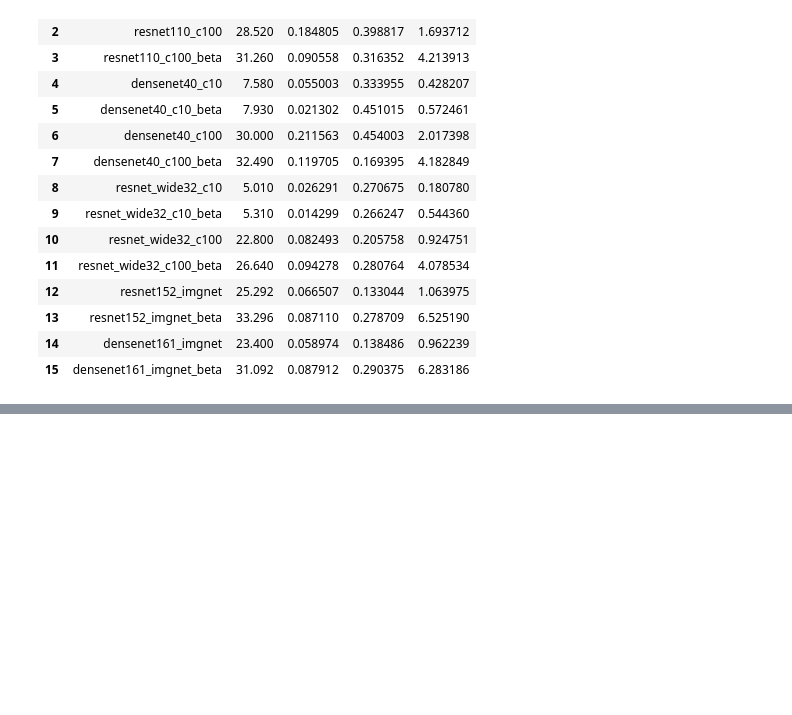
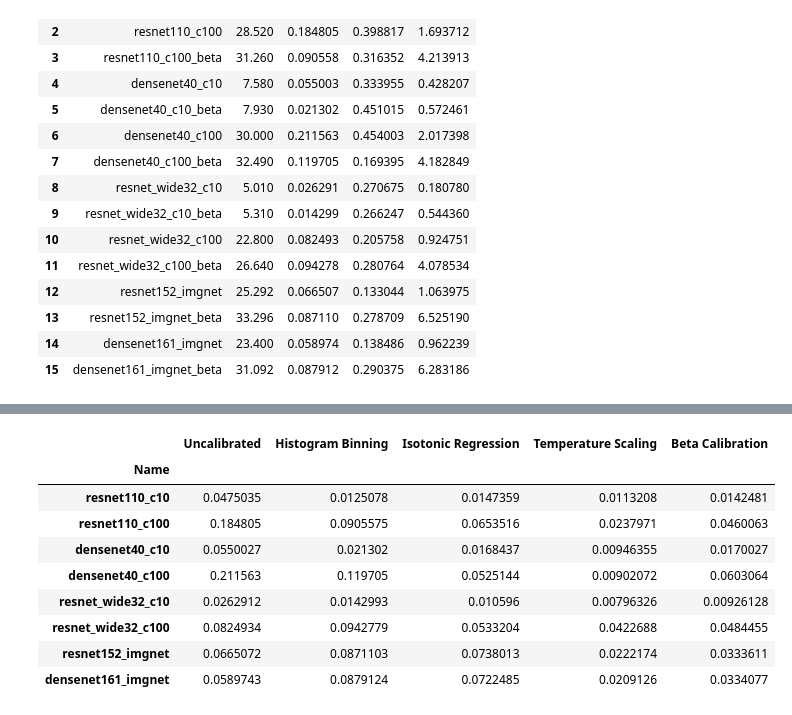
Before and after one commit to markus93/NN_calibration, a Jupyter notebook: scripts/Calibration - (Temp, Iso, Beta, Hist).ipynb, the cells around one changed output, grey strips where cells are left out. Saved outputs shown, nothing was run; the diff lists cells and outputs as text; code cells hidden in the pictures; blank space fills up the shorter version.

```diff
--- a/scripts/Calibration - (Temp, Iso, Beta, Hist).ipynb
+++ b/scripts/Calibration - (Temp, Iso, Beta, Hist).ipynb
@@ -686,0 +653,13 @@ df_res
+# %%
+df_ece.style.apply(highlight_min, axis = 1)
+# %% [output]
+|  | Uncalibrated | Histogram Binning | Isotonic Regression | Temperature Scaling | Beta Calibration |
+| Name |  |  |  |  |  |
+| resnet110_c10 | 0.0475035 | 0.0125078 | 0.0147359 | 0.0113208 | 0.0142481 |
+| resnet110_c100 | 0.184805 | 0.0905575 | 0.0653516 | 0.0237971 | 0.0460063 |
+| densenet40_c10 | 0.0550027 | 0.021302 | 0.0168437 | 0.00946355 | 0.0170027 |
+| densenet40_c100 | 0.211563 | 0.119705 | 0.0525144 | 0.00902072 | 0.0603064 |
+| resnet_wide32_c10 | 0.0262912 | 0.0142993 | 0.010596 | 0.00796326 | 0.00926128 |
+| resnet_wide32_c100 | 0.0824934 | 0.0942779 | 0.0533204 | 0.0422688 | 0.0484455 |
+| resnet152_imgnet | 0.0665072 | 0.0871103 | 0.0738013 | 0.0222174 | 0.0333611 |
+| densenet161_imgnet | 0.0589743 | 0.0879124 | 0.0722485 | 0.0209126 | 0.0334077 |
```
Also changed, not shown: parts of 11 cells of this notebook.
